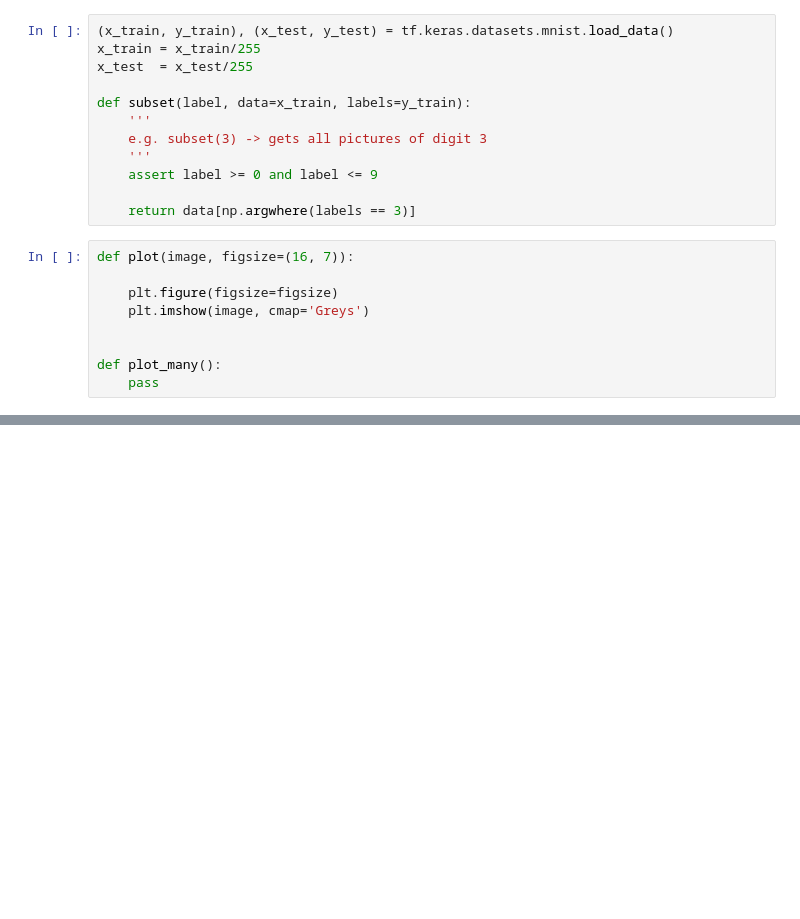
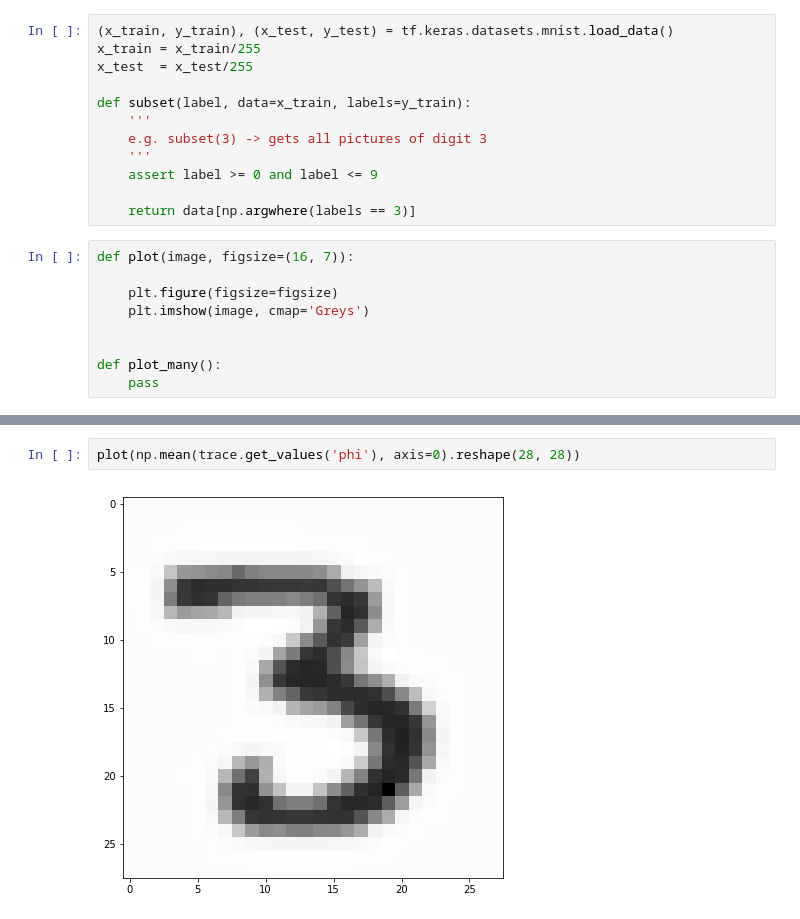
Before and after one commit to LarryShamalama/Spatial-image-analysis, a Jupyter notebook: exploratory-analysis.ipynb, the cells around one changed output, grey strips where cells are left out. Saved outputs shown, nothing was run; the diff lists cells and outputs as text; blank space fills up the shorter version.

```diff
--- a/exploratory-analysis.ipynb
+++ b/exploratory-analysis.ipynb
@@ -94,0 +143,4 @@ array([[0., 0., 0., ..., 0., 0., 0.],
+# %%
+plot(np.mean(trace.get_values('phi'), axis=0).reshape(28, 28))
+# %% [output]
+[figure, added]
```
Also changed, not shown: parts of 13 cells of this notebook, 4 other files.
